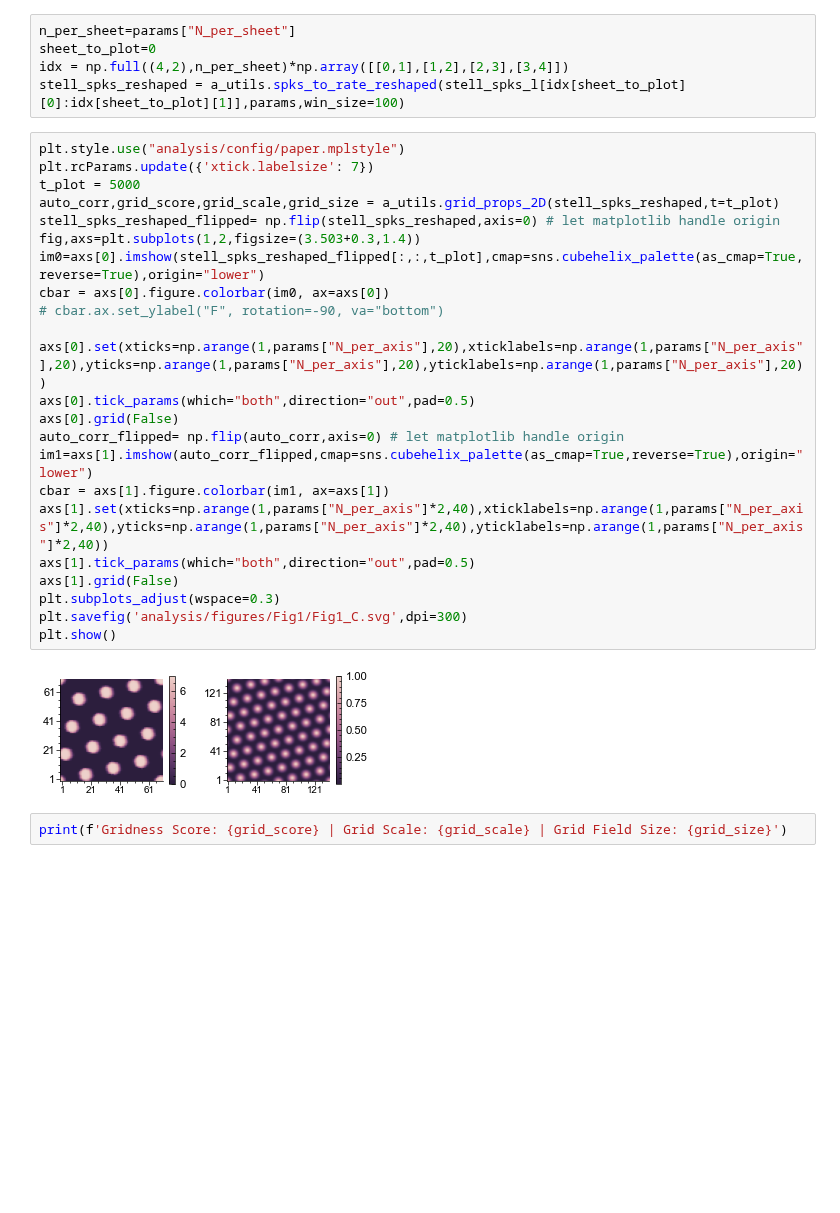
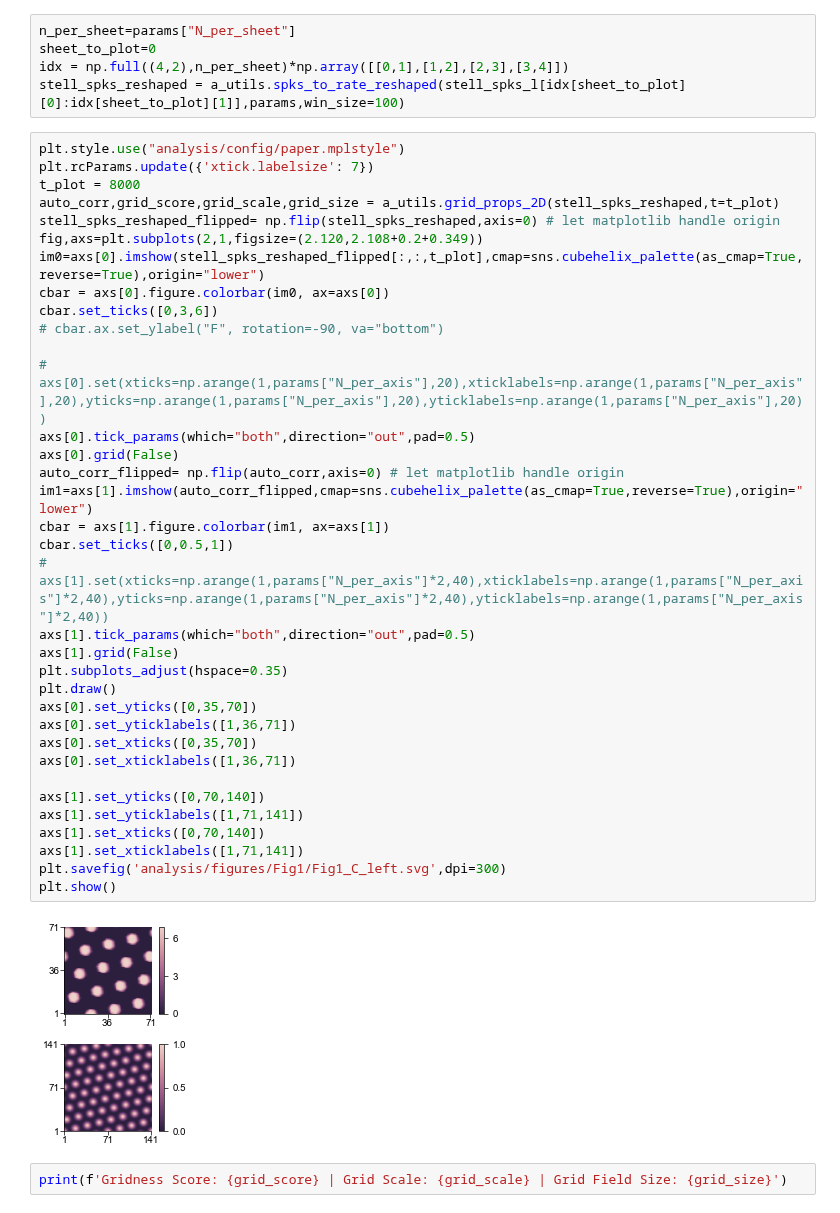
Before and after one commit to tiny-infinity/GridCellsCopy, a Jupyter notebook: analysis/notebooks/Fig1/Fig1_C.ipynb, the cells around one changed output. Saved outputs shown, nothing was run; the diff lists cells and outputs as text; blank space fills up the shorter version.

Commit message:
update figures

```diff
--- a/analysis/notebooks/Fig1/Fig1_C.ipynb
+++ b/analysis/notebooks/Fig1/Fig1_C.ipynb
@@ -25,28 +26,40 @@ stell_spks_reshaped = a_utils.spks_to_rate_reshaped(stell_spks_l[idx[sheet_to_pl
 # %%
 plt.style.use("analysis/config/paper.mplstyle")
 plt.rcParams.update({'xtick.labelsize': 7})
-t_plot = 5000
+t_plot = 8000
 auto_corr,grid_score,grid_scale,grid_size = a_utils.grid_props_2D(stell_spks_reshaped,t=t_plot)
 stell_spks_reshaped_flipped= np.flip(stell_spks_reshaped,axis=0) # let matplotlib handle origin
-fig,axs=plt.subplots(1,2,figsize=(3.503+0.3,1.4))
+fig,axs=plt.subplots(2,1,figsize=(2.120,2.108+0.2+0.349))
 im0=axs[0].imshow(stell_spks_reshaped_flipped[:,:,t_plot],cmap=sns.cubehelix_palette(as_cmap=True,reverse=True),origin="lower")
 cbar = axs[0].figure.colorbar(im0, ax=axs[0])
+cbar.set_ticks([0,3,6])
 # cbar.ax.set_ylabel("F", rotation=-90, va="bottom")
 
-axs[0].set(xticks=np.arange(1,params["N_per_axis"],20),xticklabels=np.arange(1,params["N_per_axis"],20),yticks=np.arange(1,params["N_per_axis"],20),yticklabels=np.arange(1,params["N_per_axis"],20))
+# axs[0].set(xticks=np.arange(1,params["N_per_axis"],20),xticklabels=np.arange(1,params["N_per_axis"],20),yticks=np.arange(1,params["N_per_axis"],20),yticklabels=np.arange(1,params["N_per_axis"],20))
 axs[0].tick_params(which="both",direction="out",pad=0.5)
 axs[0].grid(False)
 auto_corr_flipped= np.flip(auto_corr,axis=0) # let matplotlib handle origin
 im1=axs[1].imshow(auto_corr_flipped,cmap=sns.cubehelix_palette(as_cmap=True,reverse=True),origin="lower")
 cbar = axs[1].figure.colorbar(im1, ax=axs[1])
-axs[1].set(xticks=np.arange(1,params["N_per_axis"]*2,40),xticklabels=np.arange(1,params["N_per_axis"]*2,40),yticks=np.arange(1,params["N_per_axis"]*2,40),yticklabels=np.arange(1,params["N_per_axis"]*2,40))
+cbar.set_ticks([0,0.5,1])
+# axs[1].set(xticks=np.arange(1,params["N_per_axis"]*2,40),xticklabels=np.arange(1,params["N_per_axis"]*2,40),yticks=np.arange(1,params["N_per_axis"]*2,40),yticklabels=np.arange(1,params["N_per_axis"]*2,40))
 axs[1].tick_params(which="both",direction="out",pad=0.5)
 axs[1].grid(False)
-plt.subplots_adjust(wspace=0.3)
-plt.savefig('analysis/figures/Fig1/Fig1_C.svg',dpi=300)
+plt.subplots_adjust(hspace=0.35)
+plt.draw()
+axs[0].set_yticks([0,35,70])
+axs[0].set_yticklabels([1,36,71])
+axs[0].set_xticks([0,35,70])
+axs[0].set_xticklabels([1,36,71])
+
+axs[1].set_yticks([0,70,140])
+axs[1].set_yticklabels([1,71,141])
+axs[1].set_xticks([0,70,140])
+axs[1].set_xticklabels([1,71,141])
+plt.savefig('analysis/figures/Fig1/Fig1_C_left.svg',dpi=300)
 plt.show()
 # %% [output]
-[figure, old version]
+[figure, new version]
 # %%
 print(f'Gridness Score: {grid_score} | Grid Scale: {grid_scale} | Grid Field Size: {grid_size}')
 # %% [output]
```
Also changed, not shown: parts of 4 cells of this notebook, 16 other files.
